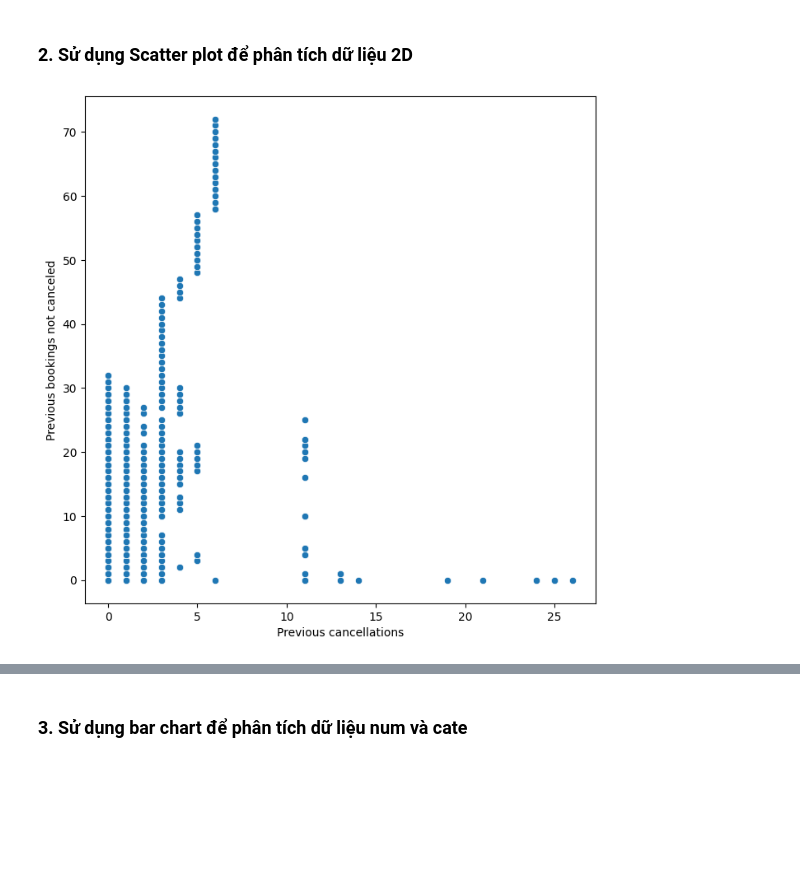
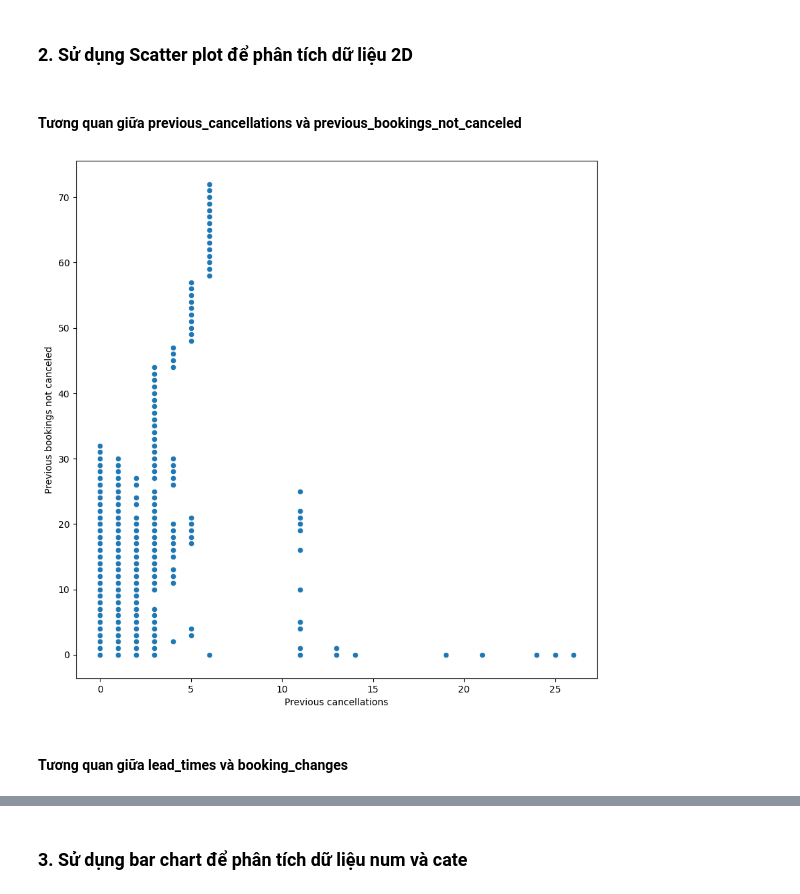
Before and after one commit to faithdanghuy/DataVis-Project, a Jupyter notebook: Source/HotelBooking.ipynb, the cells around one changed output, grey strips where cells are left out. Cells and saved outputs as stored; diff of their text form; code cells hidden in the pictures; blank space fills up the shorter version.

```diff
--- a/Source/HotelBooking.ipynb
+++ b/Source/HotelBooking.ipynb
@@ -36,6 +36,6 @@ import pandas as pd
 import seaborn as sns
 import matplotlib.pyplot as plt
 # %%
-df = pd.read_csv("Data/hotel_bookings.csv")
+df = pd.read_csv("data/hotel_bookings.csv")
 # %% [markdown]
 ### **1. Đếm số dòng và số cột** <a class="anchor" id="c11"></a>
@@ -295,11 +295,15 @@ ax = sns.heatmap(df[num_list].corr(), annot=True, cmap="coolwarm", linewidths=.1
 [figure]
 # %% [markdown]
 ### **2. Sử dụng Scatter plot để phân tích dữ liệu 2D** <a class="anchor" id="c32"></a>
+# %% [markdown]
+#### **Tương quan giữa previous_cancellations và previous_bookings_not_canceled**
 # %%
-fig, ax = plt.subplots(figsize=(8, 8))
+fig, ax = plt.subplots(figsize=(10, 10))
 ax = sns.scatterplot(data=df, x="previous_cancellations", y="previous_bookings_not_canceled")
 plt.xlabel('Previous cancellations')
 plt.ylabel('Previous bookings not canceled')
 plt.show()
 # %% [output]
-[figure, old version]
+[figure, new version]
+# %% [markdown]
+#### **Tương quan giữa lead_times và booking_changes**
```
Also changed, not shown: parts of 45 cells of this notebook.
